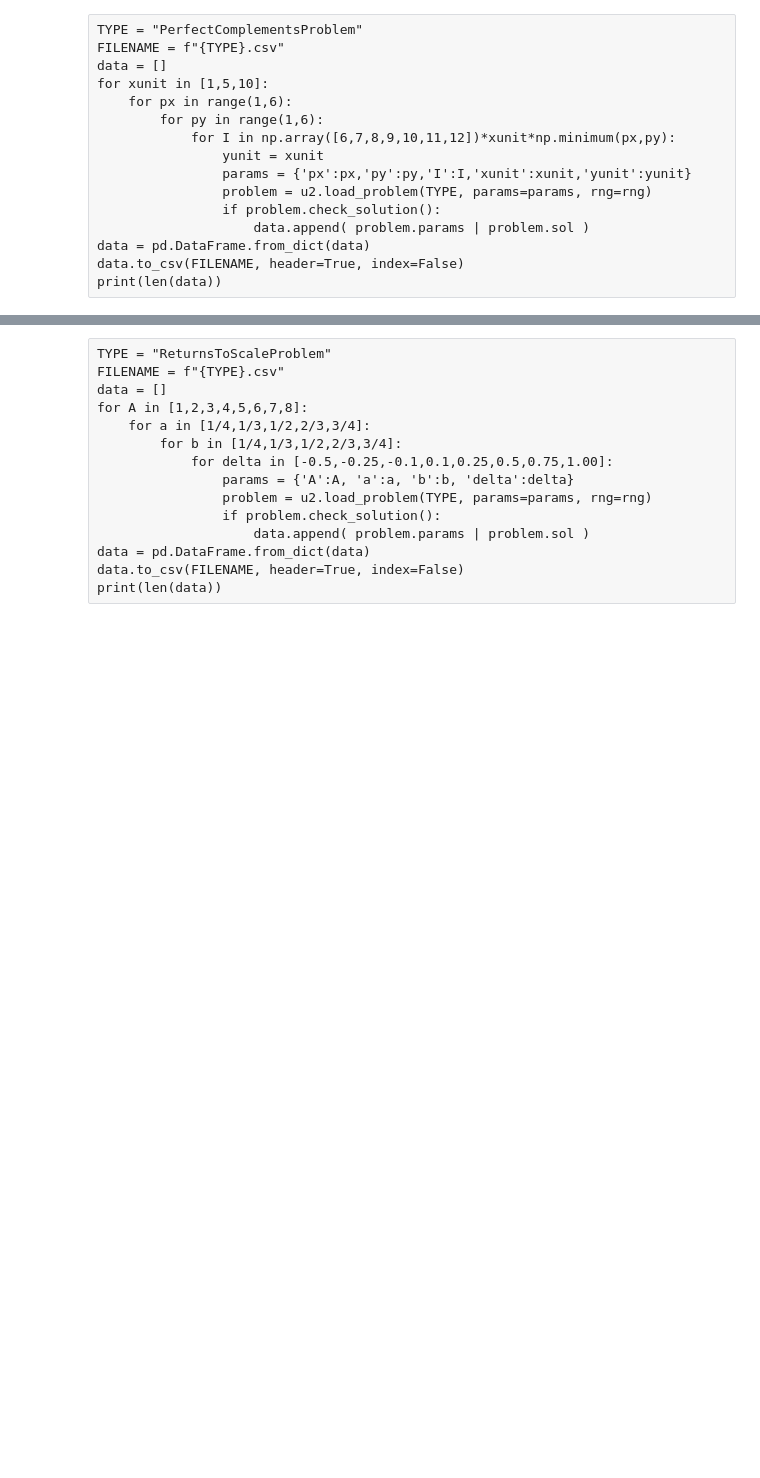
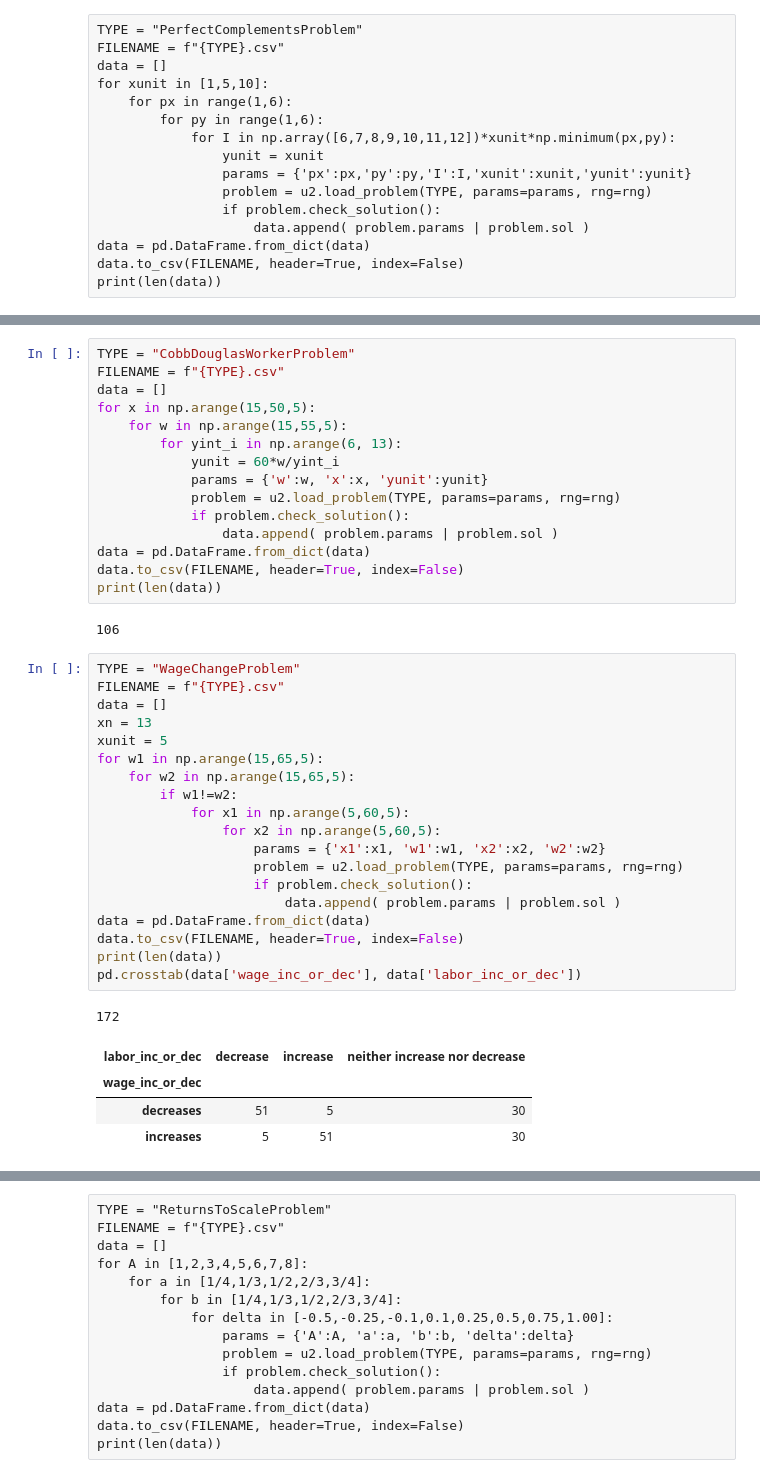
Before and after one commit to ed-kung/CSUN-Econ-310, a Jupyter notebook: _workspace/generate_problems.ipynb, the cells around one changed output, grey strips where cells are left out. Drawn from its saved outputs; the diff is of its cells as text; blank space fills up the shorter version.

Commit message:
update lec 12 and income support problems

```diff
--- a/_workspace/generate_problems.ipynb
+++ b/_workspace/generate_problems.ipynb
@@ -470,0 +413,42 @@ print(len(data))
+# %%
+TYPE = "CobbDouglasWorkerProblem"
+FILENAME = f"{TYPE}.csv"
+data = []
+for x in np.arange(15,50,5):
+    for w in np.arange(15,55,5):
+        for yint_i in np.arange(6, 13):
+            yunit = 60*w/yint_i
+            params = {'w':w, 'x':x, 'yunit':yunit}
+            problem = u2.load_problem(TYPE, params=params, rng=rng)
+            if problem.check_solution():
+                data.append( problem.params | problem.sol )
+data = pd.DataFrame.from_dict(data)
+data.to_csv(FILENAME, header=True, index=False)
+print(len(data))
+# %% [output]
+106
+# %%
+TYPE = "WageChangeProblem"
+FILENAME = f"{TYPE}.csv"
+data = []
+xn = 13
+xunit = 5
+for w1 in np.arange(15,65,5):
+    for w2 in np.arange(15,65,5):
+        if w1!=w2:
+            for x1 in np.arange(5,60,5):
+                for x2 in np.arange(5,60,5):
+                    params = {'x1':x1, 'w1':w1, 'x2':x2, 'w2':w2}
+                    problem = u2.load_problem(TYPE, params=params, rng=rng)
+                    if problem.check_solution():
+                        data.append( problem.params | problem.sol )
+data = pd.DataFrame.from_dict(data)
+data.to_csv(FILENAME, header=True, index=False)
+print(len(data))
+pd.crosstab(data['wage_inc_or_dec'], data['labor_inc_or_dec'])
+# %% [output]
+172
+| labor_inc_or_dec | decrease | increase | neither increase nor decrease |
+| wage_inc_or_dec |  |  |  |
+| decreases | 51 | 5 | 30 |
+| increases | 5 | 51 | 30 |
```
Also changed, not shown: parts of 9 cells of this notebook, 7 other files.
